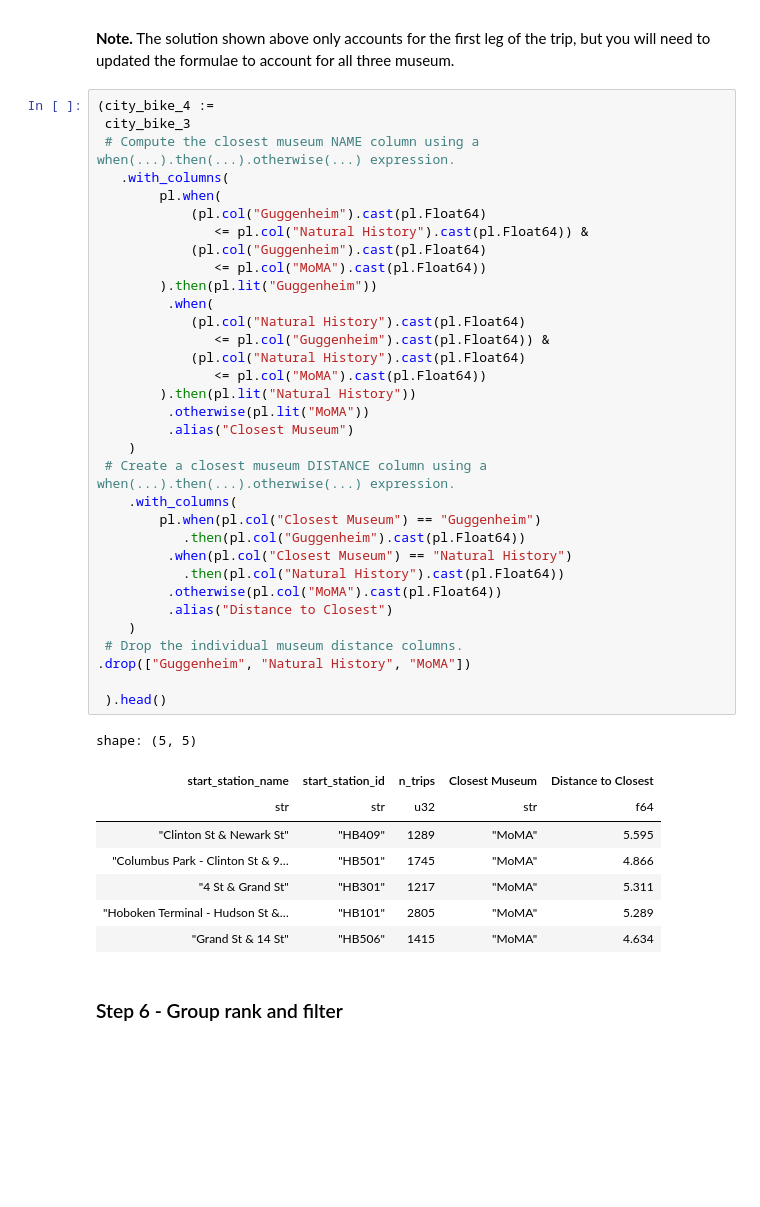
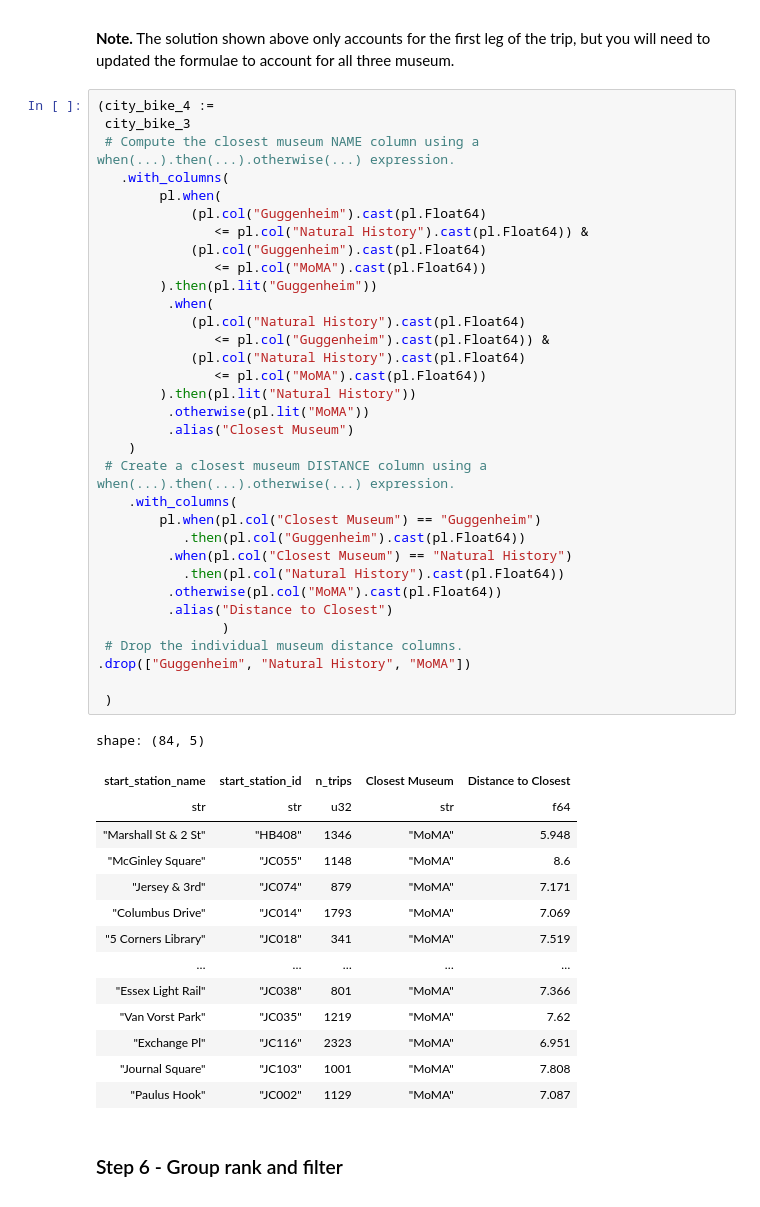
Before and after one commit to sq9890xp/museum_tours, a Jupyter notebook: act1_4_museum_tour-checkpoint.ipynb, the cells around one changed output. Saved outputs shown, nothing was run; the diff lists cells and outputs as text; blank space fills up the shorter version.

```diff
--- a/act1_4_museum_tour-checkpoint.ipynb
+++ b/act1_4_museum_tour-checkpoint.ipynb
@@ -225,41 +225,47 @@ shape: (84, 6)
    .with_columns(
         pl.when(
             (pl.col("Guggenheim").cast(pl.Float64)
                <= pl.col("Natural History").cast(pl.Float64)) &
             (pl.col("Guggenheim").cast(pl.Float64)
                <= pl.col("MoMA").cast(pl.Float64))
         ).then(pl.lit("Guggenheim"))
          .when(
             (pl.col("Natural History").cast(pl.Float64)
                <= pl.col("Guggenheim").cast(pl.Float64)) &
             (pl.col("Natural History").cast(pl.Float64)
                <= pl.col("MoMA").cast(pl.Float64))
         ).then(pl.lit("Natural History"))
          .otherwise(pl.lit("MoMA"))
          .alias("Closest Museum")
     )
  # Create a closest museum DISTANCE column using a when(...).then(...).otherwise(...) expression.
     .with_columns(
         pl.when(pl.col("Closest Museum") == "Guggenheim")
            .then(pl.col("Guggenheim").cast(pl.Float64))
          .when(pl.col("Closest Museum") == "Natural History")
            .then(pl.col("Natural History").cast(pl.Float64))
          .otherwise(pl.col("MoMA").cast(pl.Float64))
          .alias("Distance to Closest")
-    )
+                )
  # Drop the individual museum distance columns.
 .drop(["Guggenheim", "Natural History", "MoMA"])
 
- ).head()
+ )
 # %% [output]
-shape: (5, 5)
+shape: (84, 5)
 | start_station_name | start_station_id | n_trips | Closest Museum | Distance to Closest |
 | str | str | u32 | str | f64 |
-| "Clinton St & Newark St" | "HB409" | 1289 | "MoMA" | 5.595 |
-| "Columbus Park - Clinton St & 9… | "HB501" | 1745 | "MoMA" | 4.866 |
-| "4 St & Grand St" | "HB301" | 1217 | "MoMA" | 5.311 |
-| "Hoboken Terminal - Hudson St &… | "HB101" | 2805 | "MoMA" | 5.289 |
-| "Grand St & 14 St" | "HB506" | 1415 | "MoMA" | 4.634 |
+| "Marshall St & 2 St" | "HB408" | 1346 | "MoMA" | 5.948 |
+| "McGinley Square" | "JC055" | 1148 | "MoMA" | 8.6 |
+| "Jersey & 3rd" | "JC074" | 879 | "MoMA" | 7.171 |
+| "Columbus Drive" | "JC014" | 1793 | "MoMA" | 7.069 |
+| "5 Corners Library" | "JC018" | 341 | "MoMA" | 7.519 |
+| … | … | … | … | … |
+| "Essex Light Rail" | "JC038" | 801 | "MoMA" | 7.366 |
+| "Van Vorst Park" | "JC035" | 1219 | "MoMA" | 7.62 |
+| "Exchange Pl" | "JC116" | 2323 | "MoMA" | 6.951 |
+| "Journal Square" | "JC103" | 1001 | "MoMA" | 7.808 |
+| "Paulus Hook" | "JC002" | 1129 | "MoMA" | 7.087 |
 # %% [markdown]
 ### Step 6 - Group rank and filter
 
```
Also changed, not shown: parts of 6 cells of this notebook.
